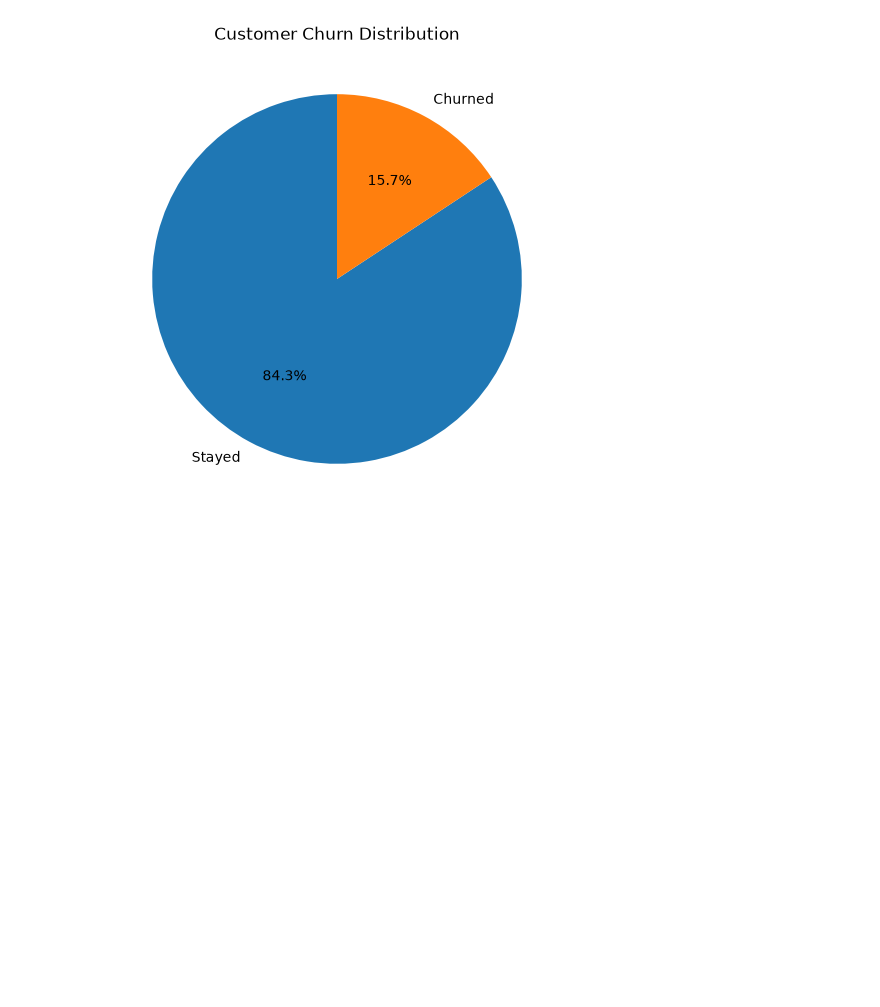
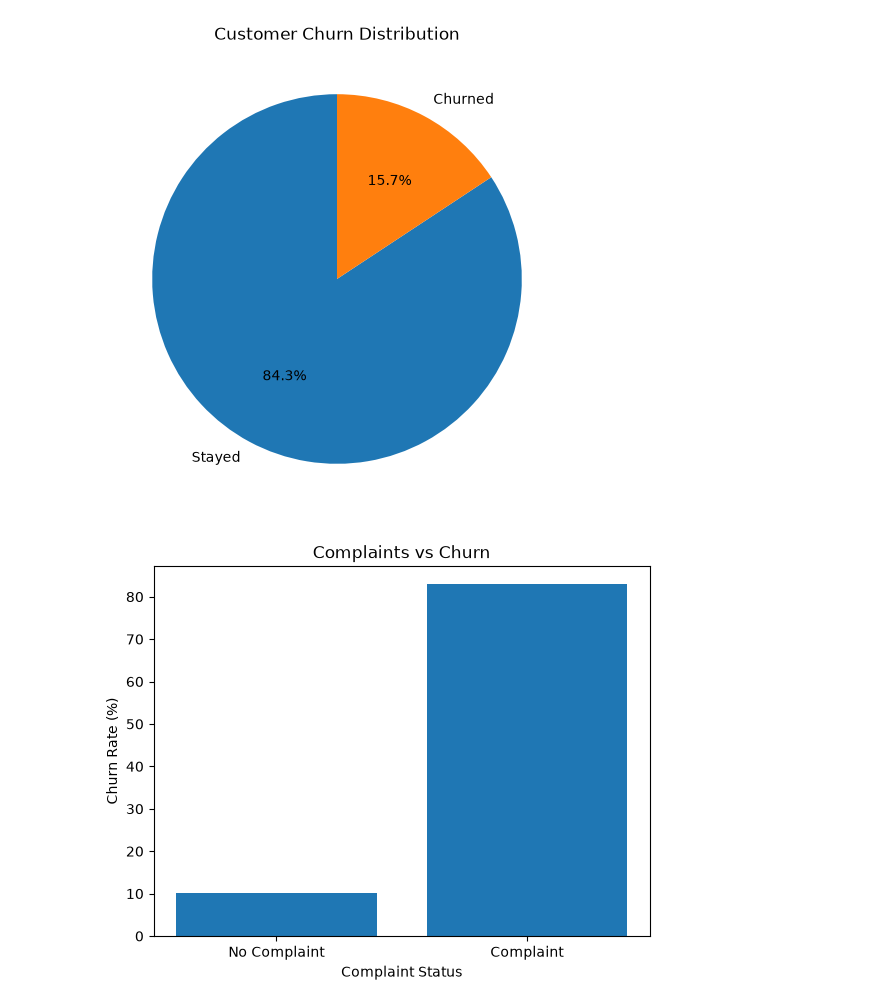
Before and after one commit to elisabed-sheshaberidze/AI-Task, a Jupyter notebook: task.ipynb, the cells around one changed output. Saved outputs shown, nothing was run; the diff lists cells and outputs as text; code cells hidden in the pictures; blank space fills up the shorter version.

Commit message:
Done basic visualization

```diff
--- a/task.ipynb
+++ b/task.ipynb
@@ -98,3 +135,13 @@ plt.title("Customer Churn Distribution")
 plt.show()
 # %% [output]
 [figure]
+# %%
+complaint_churn = data.groupby("Complains")["Churn"].mean() * 100
+
+plt.bar(["No Complaint", "Complaint"], complaint_churn)
+plt.title("Complaints vs Churn")
+plt.xlabel("Complaint Status")
+plt.ylabel("Churn Rate (%)")
+plt.show()
+# %% [output]
+[figure, added]
```
Also changed, not shown: parts of 6 cells of this notebook.
